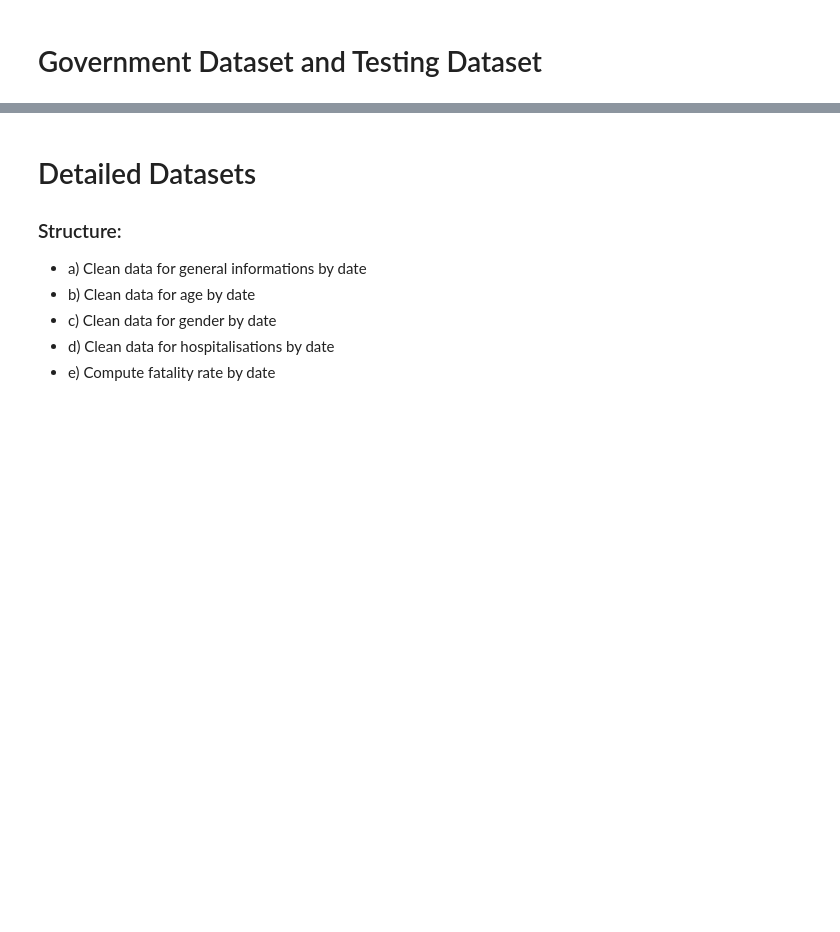
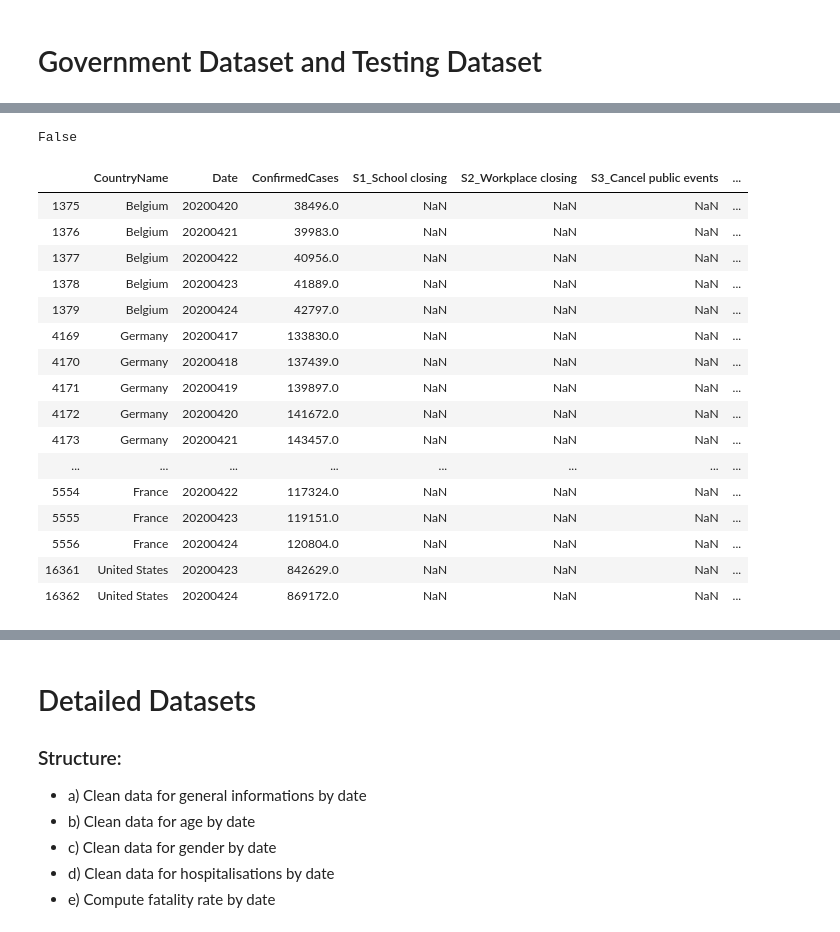
Before and after one commit to com-480-data-visualization/com-480-project-pouletpanier, a Jupyter notebook: Milstone2.ipynb, the cells around one changed output, grey strips where cells are left out. Cells and saved outputs as stored; diff of their text form; code cells hidden in the pictures; blank space fills up the shorter version.

```diff
--- a/Milstone2.ipynb
+++ b/Milstone2.ipynb
@@ -4,0 +144,4 @@
+# %%
+selected_countries = ['United States', 'France', 'Germany', 'Belgium']
+# %%
+gov_oxford_select = gov_oxford[gov_oxford['CountryName'].isin(selected_countries)]
@@ -4,0 +165,4 @@
+# %%
+non_economical_measures = ['CountryName', 'Date', 'ConfirmedCases', 'S1_School closing', 'S2_Workplace closing', 'S3_Cancel public events', 'S4_Close public transport', 'S5_Public information campaigns', 'S6_Restrictions on internal movement', 'S13_Contact tracing']
+# %%
+gov_selected_non_eco_measures = gov_oxford_select[non_economical_measures]
@@ -4,0 +178,24 @@
+# %%
+gov_selected_non_eco_measures[['ConfirmedCases']].isnull().values.any()
+# %% [output]
+False
+# %%
+gov_selected_non_eco_measures[gov_selected_non_eco_measures.isna().any(axis=1)]
+# %% [output]
+|  | CountryName | Date | ConfirmedCases | S1_School closing | S2_Workplace closing | S3_Cancel public events | ... |
+| 1375 | Belgium | 20200420 | 38496.0 | NaN | NaN | NaN | ... |
+| 1376 | Belgium | 20200421 | 39983.0 | NaN | NaN | NaN | ... |
+| 1377 | Belgium | 20200422 | 40956.0 | NaN | NaN | NaN | ... |
+| 1378 | Belgium | 20200423 | 41889.0 | NaN | NaN | NaN | ... |
+| 1379 | Belgium | 20200424 | 42797.0 | NaN | NaN | NaN | ... |
+| 4169 | Germany | 20200417 | 133830.0 | NaN | NaN | NaN | ... |
+| 4170 | Germany | 20200418 | 137439.0 | NaN | NaN | NaN | ... |
+| 4171 | Germany | 20200419 | 139897.0 | NaN | NaN | NaN | ... |
+| 4172 | Germany | 20200420 | 141672.0 | NaN | NaN | NaN | ... |
+| 4173 | Germany | 20200421 | 143457.0 | NaN | NaN | NaN | ... |
+| ... | ... | ... | ... | ... | ... | ... | ... |
+| 5554 | France | 20200422 | 117324.0 | NaN | NaN | NaN | ... |
+| 5555 | France | 20200423 | 119151.0 | NaN | NaN | NaN | ... |
+| 5556 | France | 20200424 | 120804.0 | NaN | NaN | NaN | ... |
+| 16361 | United States | 20200423 | 842629.0 | NaN | NaN | NaN | ... |
+| 16362 | United States | 20200424 | 869172.0 | NaN | NaN | NaN | ... |
```
Also changed, not shown: parts of 74 cells of this notebook.
